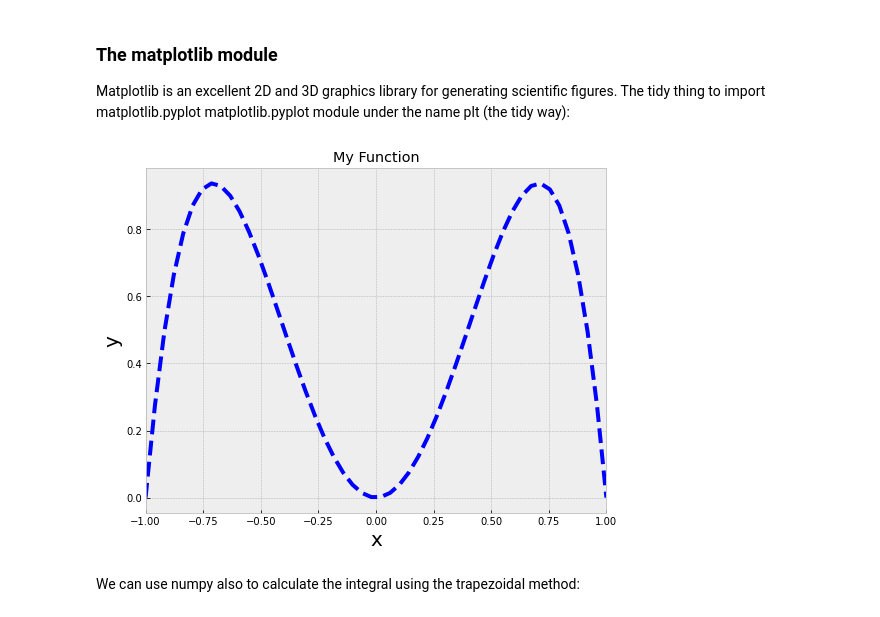
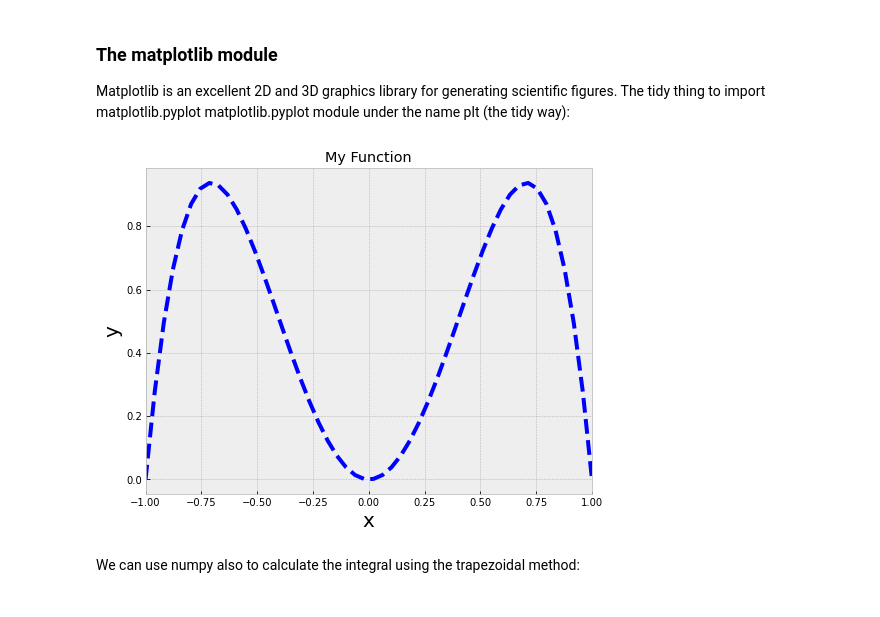
Before and after one commit to zemrude/PHYS-F-311, a Jupyter notebook: Intro-Python.ipynb, the cells around one changed output. Saved outputs shown, nothing was run; the diff lists cells and outputs as text; code cells hidden in the pictures.

```diff
--- a/Intro-Python.ipynb
+++ b/Intro-Python.ipynb
@@ -240,21 +246,21 @@ print (y)
 
 Matplotlib is an excellent 2D and 3D graphics library for generating scientific figures. The tidy thing to import matplotlib.pyplot matplotlib.pyplot module under the name plt (the tidy way):
 # %%
-fig = plt.figure(figsize=(8,6))
+#fig = plt.figure(figsize=(8,6))
 
-#fig, ax = plt.subplots(figsize=(8,6)) Another way to generate figure and axes at the same time
+fig, ax = plt.subplots(figsize=(8,6)) #Another way to generate figure and axes at the same time
 
-ax = fig.add_axes([0.1, 0.1, 0.8, 0.8]) # left, bottom, width, height (range 0 to 1)
+#ax = fig.add_axes([0.1, 0.1, 0.8, 0.8]) # left, bottom, width, height (range 0 to 1)
 
 ax.plot(x, y, 'b--', lw=4)
 
 ax.set_xlabel('x')
 ax.set_ylabel('y')
 ax.set_xlim(-1,1)
 #ax.grid()
 ax.set_title('My Function');
 # %% [output]
-[figure, old version]
+[figure, new version]
 # %% [markdown]
 We can use numpy also to calculate the integral using the trapezoidal method:
 # %%
```
Also changed, not shown: parts of 8 cells of this notebook.
